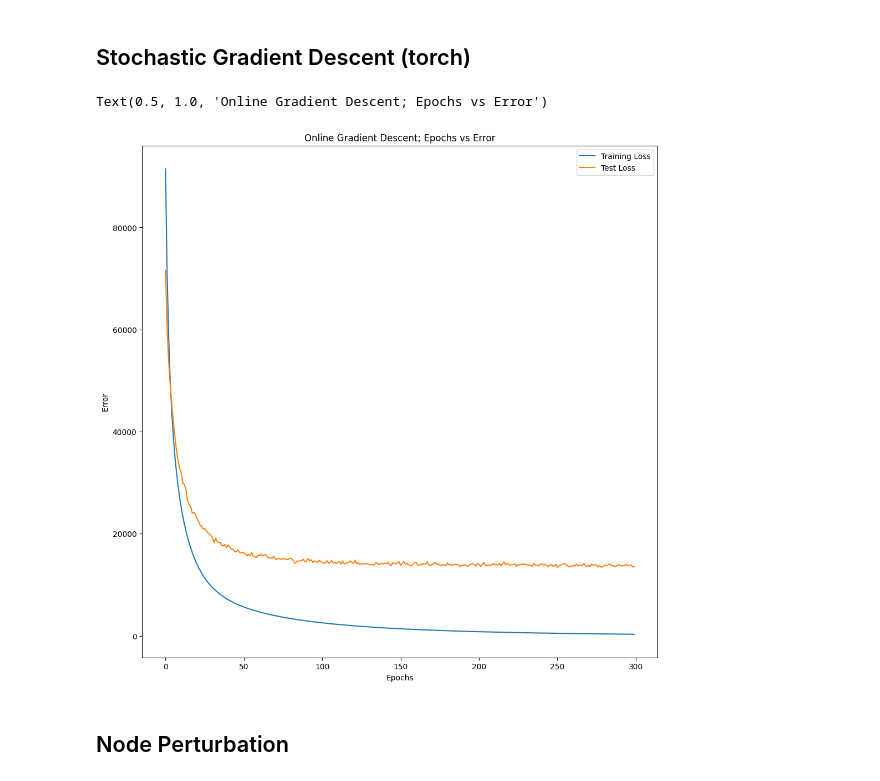
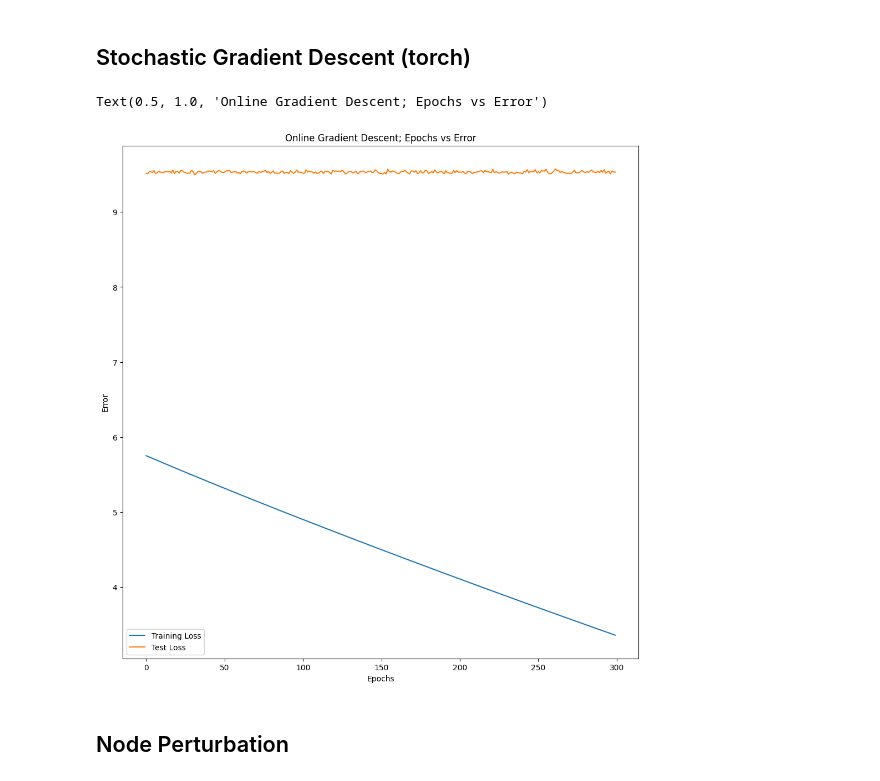
Before and after one commit to RubberNoodles/meta-MARL-neuronal-NN, a Jupyter notebook: fixed_policy.ipynb, the cells around one changed output. Cells and saved outputs as stored; diff of their text form; code cells hidden in the pictures.

```diff
--- a/fixed_policy.ipynb
+++ b/fixed_policy.ipynb
@@ -43,7 +49,7 @@ wy_dad = torch.normal(torch.zeros(Ly,Lh), torch.ones(Ly,Lh))
 
 ## The idea is we want the son to converge to the dad.
 
-x = torch.normal(torch.zeros(1000,100), torch.ones(1000,100))
+x = torch.normal(torch.zeros(1000, Lx), torch.ones(1000, Lx))
 
 target = (wy_dad @ F.relu(wh_dad @ x.T)).T
 
@@ -53,36 +59,36 @@ criterion = nn.MSELoss()
 # %%
 errors = []
 test_errors = []
 
 for epoch in epochs:
 
   optimizer.zero_grad()   # zero the gradient buffers
   output = net(x)
   loss = criterion(output, target)
   loss.backward()
   optimizer.step()
 
   # update_online(w,x, 1/(13+N))
   with torch.no_grad():
-    x_test = torch.normal(torch.zeros(1000,100), torch.ones(1000,100))
+    x_test = torch.normal(torch.zeros(1000, Lx), torch.ones(1000, Lx))
 
     test_target = (wy_dad @ F.relu(wh_dad @ x_test.T)).T
     test_output = net(x_test)
     test_loss = criterion(test_output, test_target)
-    test_errors.append(int(test_loss))
+    test_errors.append(float(torch.log(test_loss)))
 
-  errors.append(int(loss))
+  errors.append(float(torch.log(loss)))
 
-plt.figure(figsize = (12,12))
+plt.figure(figsize = (8,8))
 plt.plot(epochs, errors, label = "Training Loss")
 plt.plot(epochs, test_errors, label = "Test Loss")
 plt.legend()
 plt.xlabel("Epochs")
 plt.ylabel("Error")
 plt.title("Online Gradient Descent; Epochs vs Error")
 # %% [output]
 Text(0.5, 1.0, 'Online Gradient Descent; Epochs vs Error')
-[figure, old version]
+[figure, new version]
 # %% [markdown]
 ## Node Perturbation
 # %%
```
Also changed, not shown: parts of 6 cells of this notebook, 8 other files.
